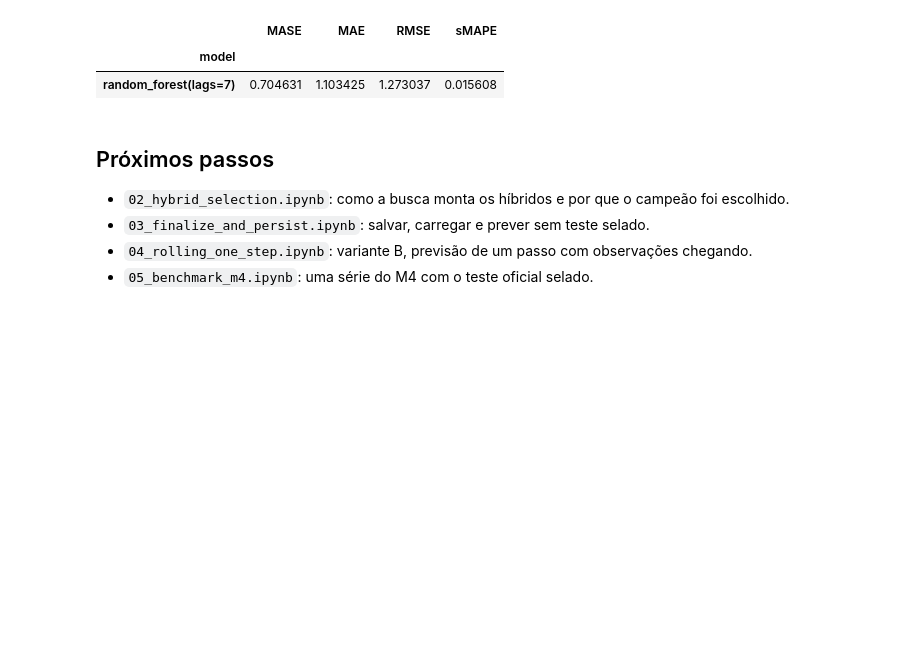
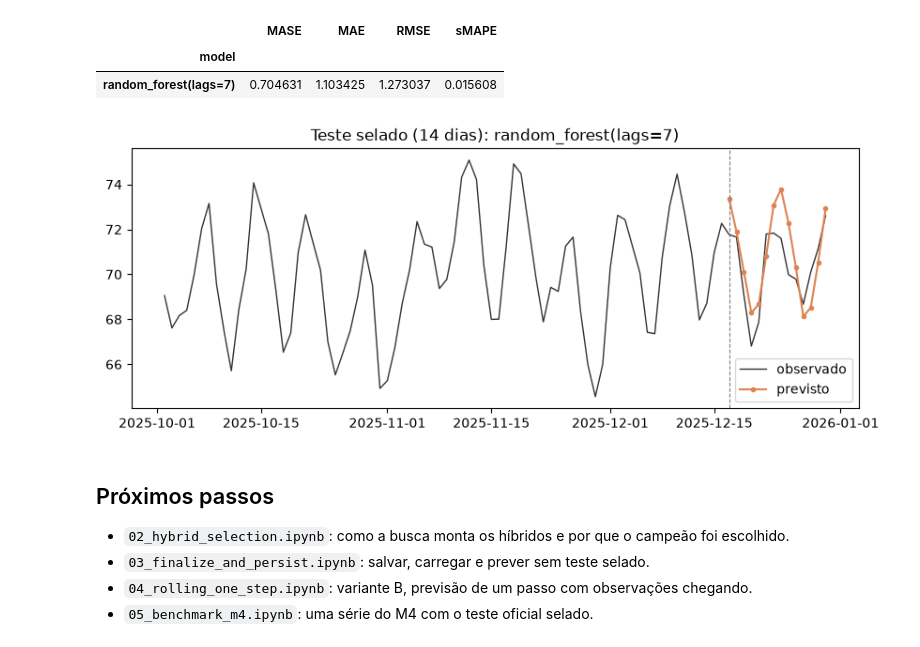
Before and after one commit to autohybts-lib/AutoHybTS, a Jupyter notebook: notebooks/01_quickstart.ipynb, the cells around one changed output. Saved outputs shown, nothing was run; the diff lists cells and outputs as text; code cells hidden in the pictures; blank space fills up the shorter version.

```diff
--- a/notebooks/01_quickstart.ipynb
+++ b/notebooks/01_quickstart.ipynb
@@ -117,6 +129,22 @@ external.metrics
 |  | MASE | MAE | RMSE | sMAPE |
 | model |  |  |  |  |
 | random_forest(lags=7) | 0.704631 | 1.103425 | 1.273037 | 0.015608 |
+# %%
+import matplotlib.pyplot as plt
+
+recent = y.iloc[-90:]
+predictions = external.predictions
+fig, ax = plt.subplots(figsize=(10, 3.6))
+ax.plot(recent.index, recent.to_numpy(), color="#333333", linewidth=1, label="observado")
+ax.plot(
+    predictions.index, predictions["y_pred"], "o-", color="#DD8452", markersize=3, label="previsto"
+)
+ax.axvline(predictions.index[0], color="gray", linestyle="--", linewidth=0.8)
+ax.set_title(f"Teste selado ({len(predictions)} dias): {final.spec.label}")
+ax.legend()
+plt.show()
+# %% [output]
+[figure, added]
 # %% [markdown]
 ## Próximos passos
 
```
Also changed, not shown: parts of 4 cells of this notebook, 18 other files.
